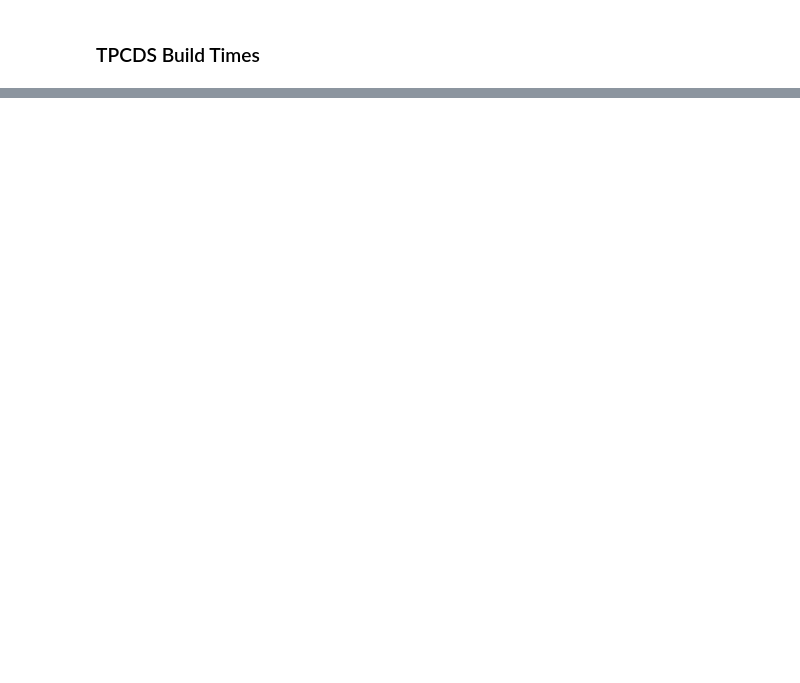
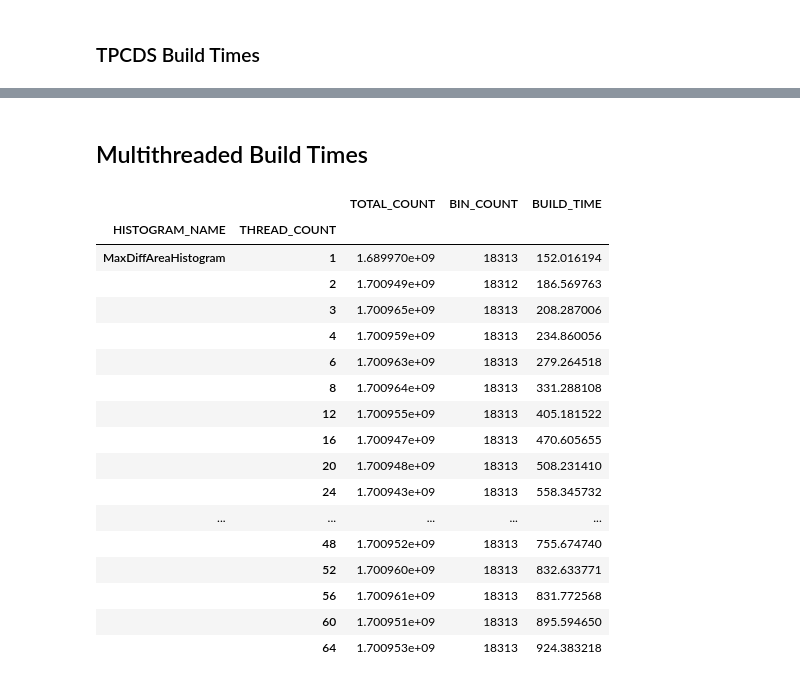
Before and after one commit to rrcomtech/hyrise-histograms, a Jupyter notebook: jupyter/build_times.ipynb, the cells around one changed output, grey strips where cells are left out. Saved outputs shown, nothing was run; the diff lists cells and outputs as text; code cells hidden in the pictures; blank space fills up the shorter version.

```diff
--- a/jupyter/build_times.ipynb
+++ b/jupyter/build_times.ipynb
@@ -78,0 +128,25 @@ visualize_benchmark("tpcds")
+# %% [markdown]
+## Multithreaded Build Times
+# %%
+multi_bts = pd.read_csv("final_data/build_times_multithreaded_2023-03-12-18:49:15.csv").drop(columns=["COLUMN_ID"]).query("COLUMN_DATA_TYPE != 'string'").groupby(["HISTOGRAM_NAME", "THREAD_COUNT"]).sum()
+
+multi_bts
+# %% [output]
+|  |  | TOTAL_COUNT | BIN_COUNT | BUILD_TIME |
+| HISTOGRAM_NAME | THREAD_COUNT |  |  |  |
+| MaxDiffAreaHistogram | 1 | 1.689970e+09 | 18313 | 152.016194 |
+|  | 2 | 1.700949e+09 | 18312 | 186.569763 |
+|  | 3 | 1.700965e+09 | 18313 | 208.287006 |
+|  | 4 | 1.700959e+09 | 18313 | 234.860056 |
+|  | 6 | 1.700963e+09 | 18313 | 279.264518 |
+|  | 8 | 1.700964e+09 | 18313 | 331.288108 |
+|  | 12 | 1.700955e+09 | 18313 | 405.181522 |
+|  | 16 | 1.700947e+09 | 18313 | 470.605655 |
+|  | 20 | 1.700948e+09 | 18313 | 508.231410 |
+|  | 24 | 1.700943e+09 | 18313 | 558.345732 |
+| ... | ... | ... | ... | ... |
+|  | 48 | 1.700952e+09 | 18313 | 755.674740 |
+|  | 52 | 1.700960e+09 | 18313 | 832.633771 |
+|  | 56 | 1.700961e+09 | 18313 | 831.772568 |
+|  | 60 | 1.700951e+09 | 18313 | 895.594650 |
+|  | 64 | 1.700953e+09 | 18313 | 924.383218 |
```
Also changed, not shown: parts of 10 cells of this notebook, 2 other files.
